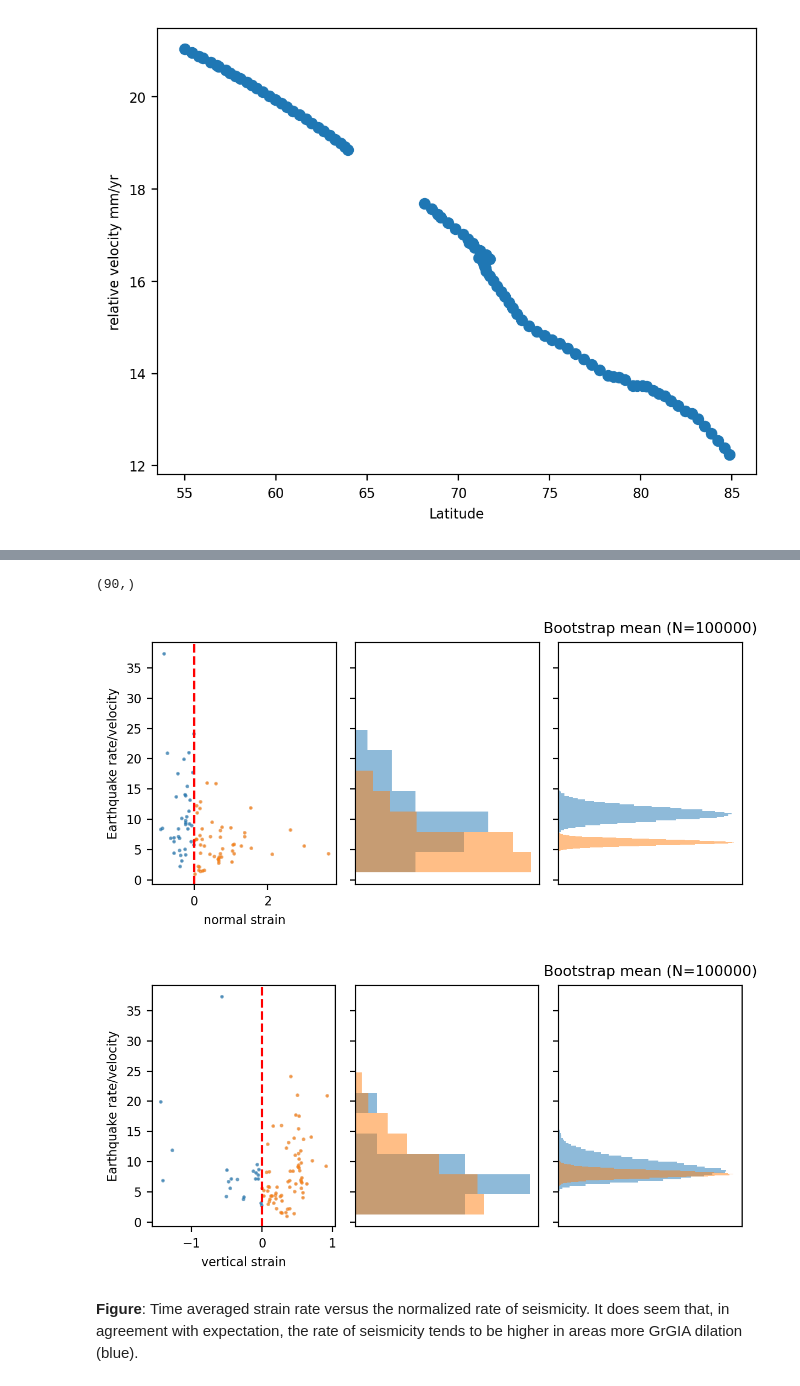
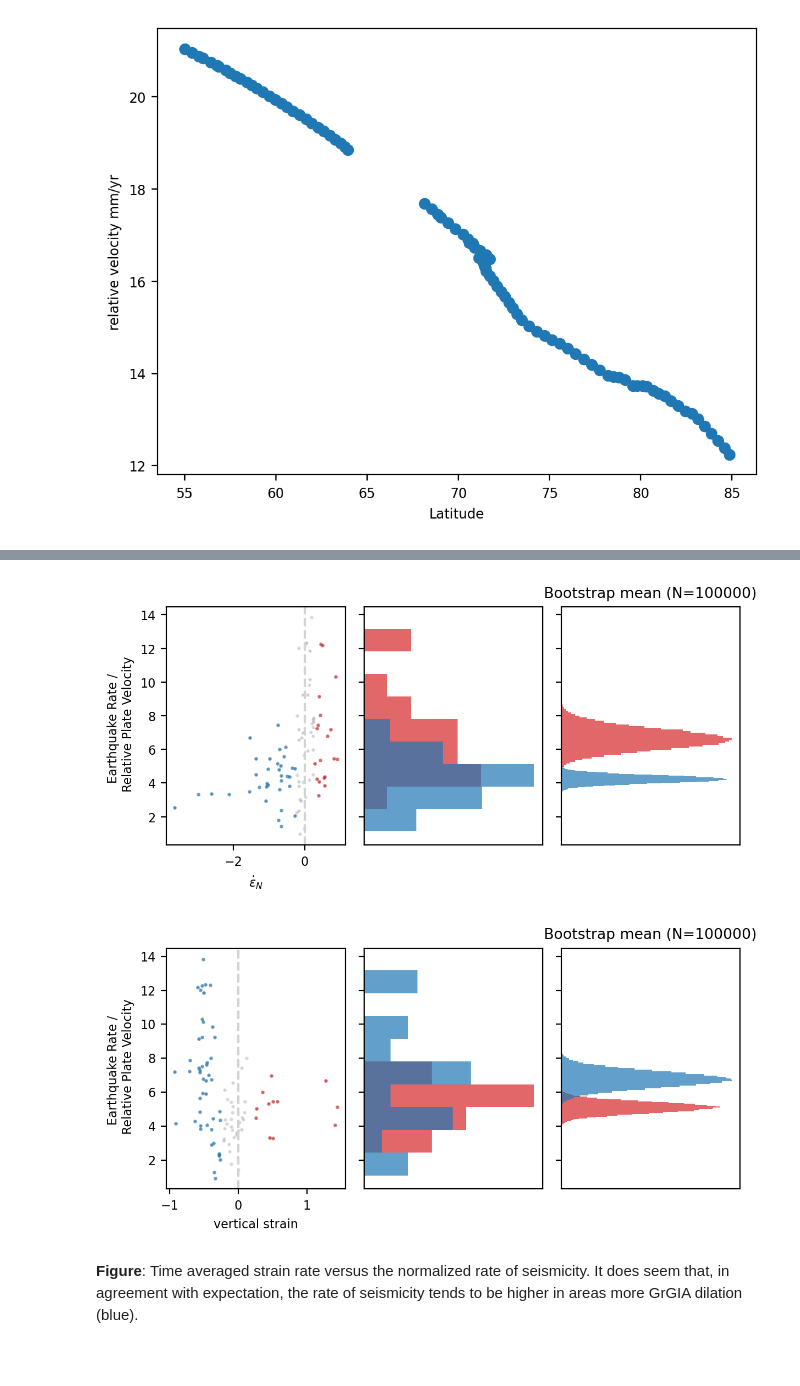
Before and after one commit to keliankaz/GrGIA_seismicity, a Jupyter notebook: gr_gia_seismic_NORTH_ATLANTIC.ipynb, the cells around one changed output, grey strips where cells are left out. Drawn from its saved outputs; the diff is of its cells as text; code cells hidden in the pictures; blank space fills up the shorter version.

```diff
--- a/gr_gia_seismic_NORTH_ATLANTIC.ipynb
+++ b/gr_gia_seismic_NORTH_ATLANTIC.ipynb
@@ -486,16 +446,12 @@ catalog_statistics = {
         apply_jitter=False,
         inc=0.1,
     ),
-    "a-value": lambda cat: get_apositive(
-        (cat.time.to_numpy()-cat.time.to_numpy()[0])/np.timedelta64(1, 'D'),
-        cat.mag.to_numpy()
-    )[0],
     "clustered fraction": lambda cat: get_clustered_fraction(cat.time.to_numpy()),
 }
 # %% [markdown]
 ## Along strike variations
 # %%
-RADIUS = 50  # km
+RADIUS = 100  # km
 indices = get_geometry_neighbors(
     catalog, interp_merged_boundary, fun=radius_search, kwarg={"radius": RADIUS}
 )
@@ -538,10 +494,11 @@ all_indices = []
 catalog.time.sort_values(ignore_index=True)
 
 date_range = pd.date_range(
-    start=pd.datetime(GrGIA_strain_metadata["starttime"], 1, 1),
-    end=pd.datetime(GrGIA_strain_metadata["endtime"], 1, 1),
+    start=datetime.datetime(GrGIA_strain_metadata["starttime"], 1, 1),
+    end=datetime.datetime(GrGIA_strain_metadata["endtime"], 1, 1),
     periods=NUMBER_OF_PERIODS,
 )
+
 delta_t = date_range[1] - date_range[0]
 print(delta_t)
 
@@ -689,7 +646,7 @@ We can next consider how these rates of seismicity relate to changes in Iceshelf
 # %% [markdown]
 Note that it looks like there is a distinct rate change around 1995. I suspect this is the result of a change in the network.
 # %%
-strain = -1 * scipy.io.loadmat(os.path.join(data_dir, GrGIA_strain_metadata["filename"]))[
+strain = -1 * scipy.io.loadmat(os.path.join(GrGIA_strain_metadata["filename"]))[
     GrGIA_strain_metadata["data_key"]
 ] # negative sign because the sign convention in the modelling specified expansion as positive, but we want **contraction as positive**
 
@@ -1123,20 +1289,17 @@ plt.tight_layout()
-# %%
-np.mean(normal_strain_grid, axis=1).shape
-# %% [output]
-(90,)
 # %%
 def summary_plot(x,y,theshold, data_label=None):
     fig, AX = plt.subplots(1, 3, sharey=True, figsize=(6, 3))
     ax = AX[0]
 
+    #Labels are flipped pos/neg to match convention since strain is *-1
     positive_index = x > theshold
     negative_index = x < -theshold
-    ax.scatter(x, y, s=2, alpha=0.1, c='k')
-    ax.scatter(x[negative_index], y[negative_index], s=2, alpha=0.5)
-    ax.scatter(x[positive_index], y[positive_index], s=2, alpha=0.5)
+    ax.scatter(-x, y, s=2, alpha=0.1, c='k')
+    ax.scatter(-x[negative_index], y[negative_index], s=2, alpha=0.5,color='C3')
+    ax.scatter(-x[positive_index], y[positive_index], s=2, alpha=0.5)
     ax.set_xlabel(f"{data_label}")
-    ax.set_ylabel("Earthquake rate/velocity")
-    ax.axvline(0, c="r", ls="--")
+    ax.set_ylabel("Earthquake Rate / \n Relative Plate Velocity")
+    ax.axvline(0, c="lightgrey", ls="--")
 
     ax = AX[1]
     range_95th_percentile = np.percentile(y, [0.5, 99.5])
@@ -1145,51 +1308,66 @@ def summary_plot(x,y,theshold, data_label=None):
         y[negative_index],
         bins=bins,
         orientation="horizontal",
-        alpha=0.5,
+        alpha=0.7,
         label="strain<{theshold}".format(theshold=-theshold),
         density=True,
+        color='C3'
     )
     ax.hist(
         y[positive_index],
         bins=bins,
         orientation="horizontal",
-        alpha=0.5,
+        alpha=0.7,
         label="strain>{theshold}".format(theshold=theshold),
         density=True,
     )
 
     ax.set(
         xticks=[],
     )
 
     ax = AX[2]
     number_of_bootstrap_samples = 100000
     [ax.hist(
         bootstrap_statistic(
             y[i],
             np.mean,
             boot=number_of_bootstrap_samples,
         ),
         orientation="horizontal",
-        alpha=0.5,
+        alpha=0.7,
         bins=50,
-    ) for i in [negative_index, positive_index]
+        color='C3'
+    ) for i in [negative_index]
+    ]
+
+    [ax.hist(
+        bootstrap_statistic(
+            y[i],
+            np.mean,
+            boot=number_of_bootstrap_samples,
+        ),
+        orientation="horizontal",
+        alpha=0.7,
+        bins=50,
+        color='C0'
+    ) for i in [positive_index]
     ]
 
     ax.set(
         xticks=[],
         title="Bootstrap mean (N={number_of_bootstrap_samples})".format(
             number_of_bootstrap_samples=number_of_bootstrap_samples
         ),
     )
 
     plt.tight_layout()
 
-summary_plot(np.mean(normal_strain_grid, axis=1), (rate / plate_boundary_velocity)[1:], 0, data_label = "normal strain")
-summary_plot(np.mean(strain_at_plate_boundary_grid[:, :, 2, 2][1:], axis=1), (rate / plate_boundary_velocity)[1:], 0, data_label = "vertical strain")
+summary_plot(np.mean(normal_strain_grid, axis=1), (rate / plate_boundary_velocity)[1:], 0.25, data_label = r"$\dot{\epsilon}_N$")
+summary_plot(np.mean(strain_at_plate_boundary_grid[:, :, 2, 2][1:], axis=1), (rate / plate_boundary_velocity)[1:], 0.25, data_label = "vertical strain")
 # %% [output]
-[figure, old version]
+[figure, new version]
-[figure, old version]
+[figure, new version]
 # %% [markdown]
 **Figure**: Time averaged strain rate versus the normalized rate of seismicity. It does seem that, in agreement with expectation, the rate of seismicity tends to be higher in areas more GrGIA dilation (blue).
 # %%
```
Also changed, not shown: parts of 32 cells of this notebook.
